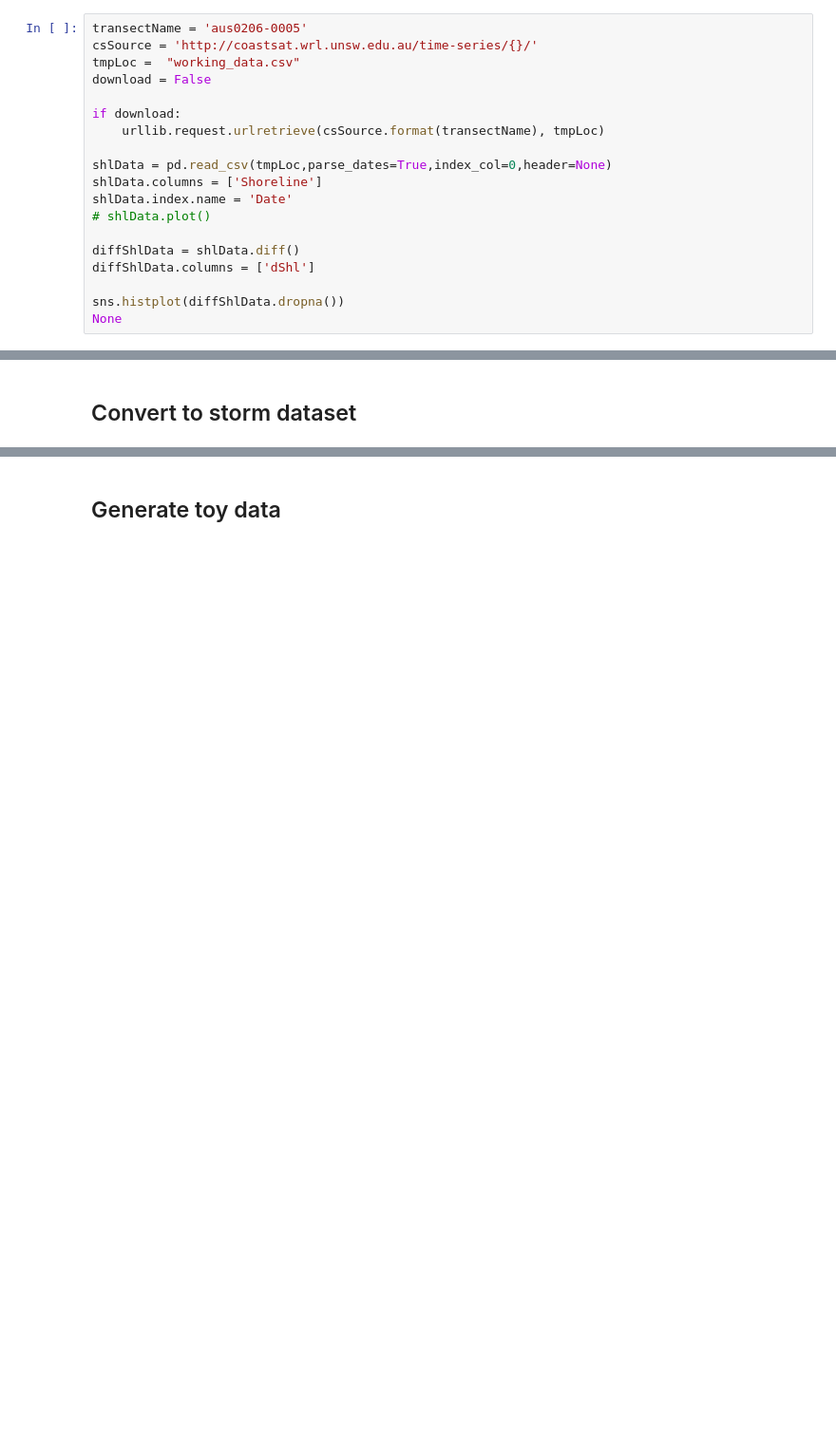
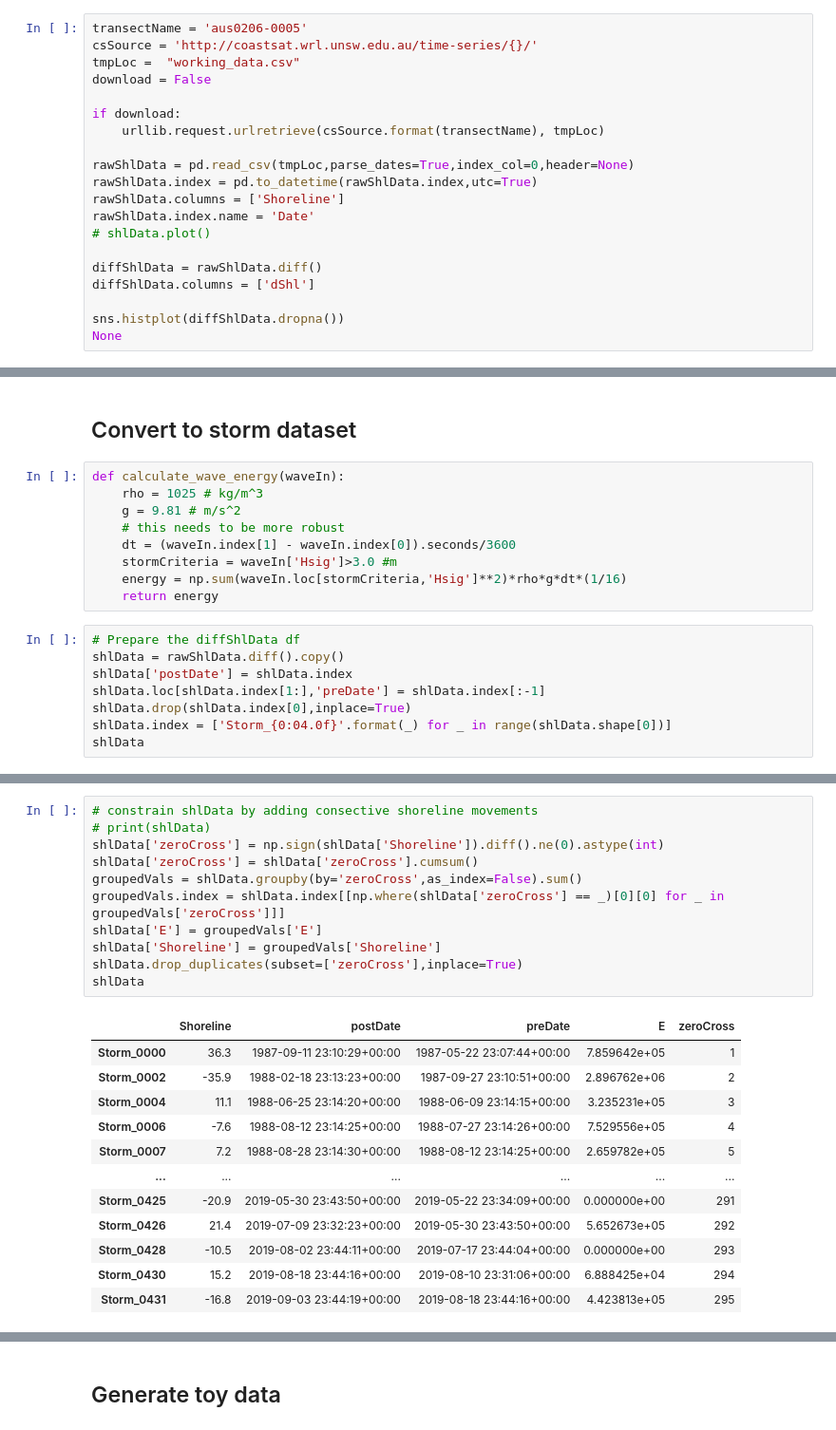
Before and after one commit to simmonsja/bayes-lr-shoreline, a Jupyter notebook: 01_initial_analysis.ipynb, the cells around one changed output, grey strips where cells are left out. Shown at 95% size. Drawn from its saved outputs; the diff is of its cells as text; blank space fills up the shorter version.

```diff
--- a/01_initial_analysis.ipynb
+++ b/01_initial_analysis.ipynb
@@ -46,12 +63,13 @@ download = False
 if download:
     urllib.request.urlretrieve(csSource.format(transectName), tmpLoc)
 
-shlData = pd.read_csv(tmpLoc,parse_dates=True,index_col=0,header=None)
-shlData.columns = ['Shoreline']
-shlData.index.name = 'Date'
+rawShlData = pd.read_csv(tmpLoc,parse_dates=True,index_col=0,header=None)
+rawShlData.index = pd.to_datetime(rawShlData.index,utc=True)
+rawShlData.columns = ['Shoreline']
+rawShlData.index.name = 'Date'
 # shlData.plot()
 
-diffShlData = shlData.diff()
+diffShlData = rawShlData.diff()
 diffShlData.columns = ['dShl']
 
 sns.histplot(diffShlData.dropna())
@@ -60,3 +78,20 @@ None
 [figure]
 # %% [markdown]
 ## Convert to storm dataset
+# %%
+def calculate_wave_energy(waveIn):
+    rho = 1025 # kg/m^3
+    g = 9.81 # m/s^2
+    # this needs to be more robust
+    dt = (waveIn.index[1] - waveIn.index[0]).seconds/3600
+    stormCriteria = waveIn['Hsig']>3.0 #m
+    energy = np.sum(waveIn.loc[stormCriteria,'Hsig']**2)*rho*g*dt*(1/16)
+    return energy
+# %%
+# Prepare the diffShlData df
+shlData = rawShlData.diff().copy()
+shlData['postDate'] = shlData.index
+shlData.loc[shlData.index[1:],'preDate'] = shlData.index[:-1]
+shlData.drop(shlData.index[0],inplace=True)
+shlData.index = ['Storm_{0:04.0f}'.format(_) for _ in range(shlData.shape[0])]
+shlData
@@ -62,0 +134,24 @@ None
+# %%
+# constrain shlData by adding consective shoreline movements
+# print(shlData)
+shlData['zeroCross'] = np.sign(shlData['Shoreline']).diff().ne(0).astype(int)
+shlData['zeroCross'] = shlData['zeroCross'].cumsum()
+groupedVals = shlData.groupby(by='zeroCross',as_index=False).sum()
+groupedVals.index = shlData.index[[np.where(shlData['zeroCross'] == _)[0][0] for _ in groupedVals['zeroCross']]]
+shlData['E'] = groupedVals['E']
+shlData['Shoreline'] = groupedVals['Shoreline']
+shlData.drop_duplicates(subset=['zeroCross'],inplace=True)
+shlData
+# %% [output]
+|  | Shoreline | postDate | preDate | E | zeroCross |
+| Storm_0000 | 36.3 | 1987-09-11 23:10:29+00:00 | 1987-05-22 23:07:44+00:00 | 7.859642e+05 | 1 |
+| Storm_0002 | -35.9 | 1988-02-18 23:13:23+00:00 | 1987-09-27 23:10:51+00:00 | 2.896762e+06 | 2 |
+| Storm_0004 | 11.1 | 1988-06-25 23:14:20+00:00 | 1988-06-09 23:14:15+00:00 | 3.235231e+05 | 3 |
+| Storm_0006 | -7.6 | 1988-08-12 23:14:25+00:00 | 1988-07-27 23:14:26+00:00 | 7.529556e+05 | 4 |
+| Storm_0007 | 7.2 | 1988-08-28 23:14:30+00:00 | 1988-08-12 23:14:25+00:00 | 2.659782e+05 | 5 |
+| ... | ... | ... | ... | ... | ... |
+| Storm_0425 | -20.9 | 2019-05-30 23:43:50+00:00 | 2019-05-22 23:34:09+00:00 | 0.000000e+00 | 291 |
+| Storm_0426 | 21.4 | 2019-07-09 23:32:23+00:00 | 2019-05-30 23:43:50+00:00 | 5.652673e+05 | 292 |
+| Storm_0428 | -10.5 | 2019-08-02 23:44:11+00:00 | 2019-07-17 23:44:04+00:00 | 0.000000e+00 | 293 |
+| Storm_0430 | 15.2 | 2019-08-18 23:44:16+00:00 | 2019-08-10 23:31:06+00:00 | 6.888425e+04 | 294 |
+| Storm_0431 | -16.8 | 2019-09-03 23:44:19+00:00 | 2019-08-18 23:44:16+00:00 | 4.423813e+05 | 295 |
```
Also changed, not shown: parts of 11 cells of this notebook.
